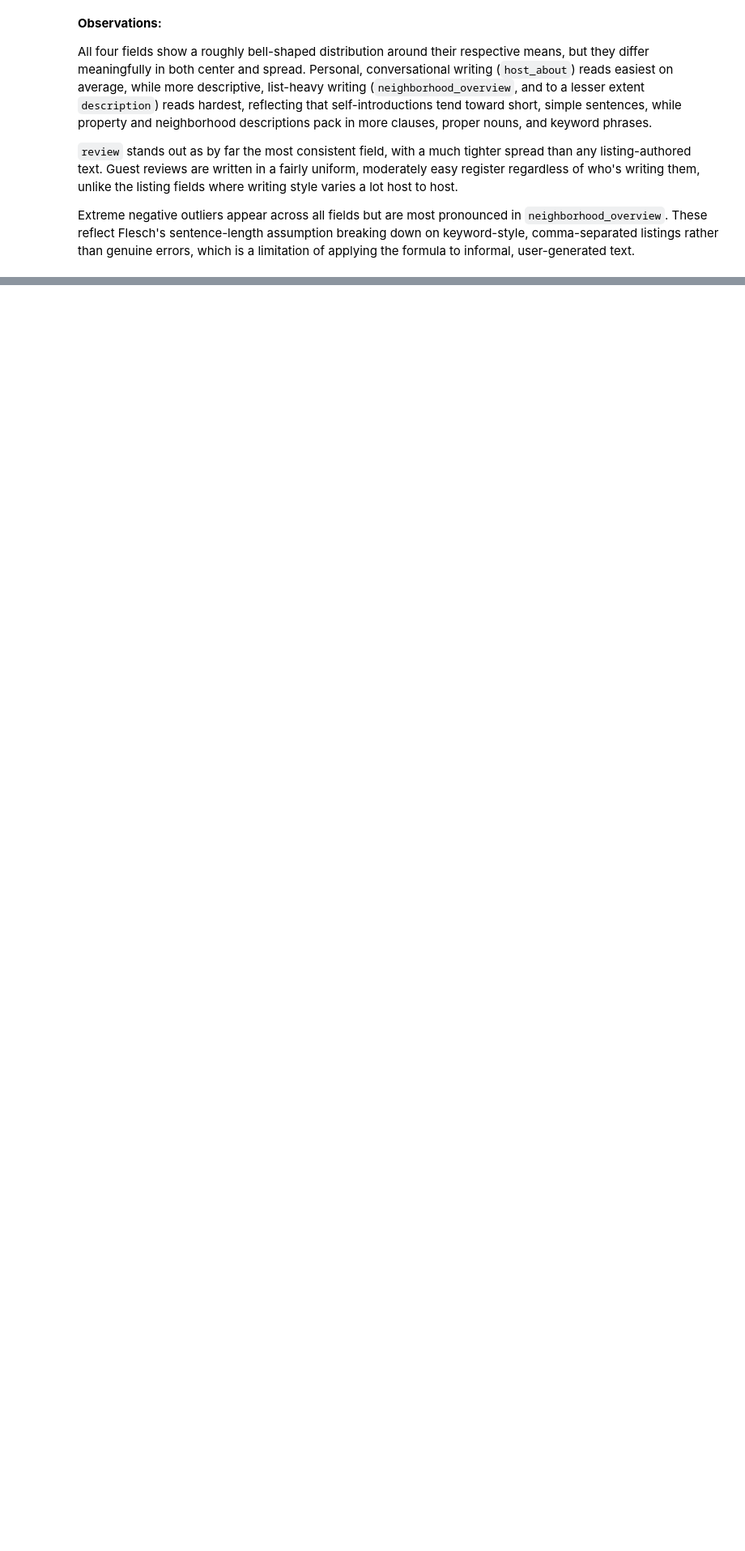
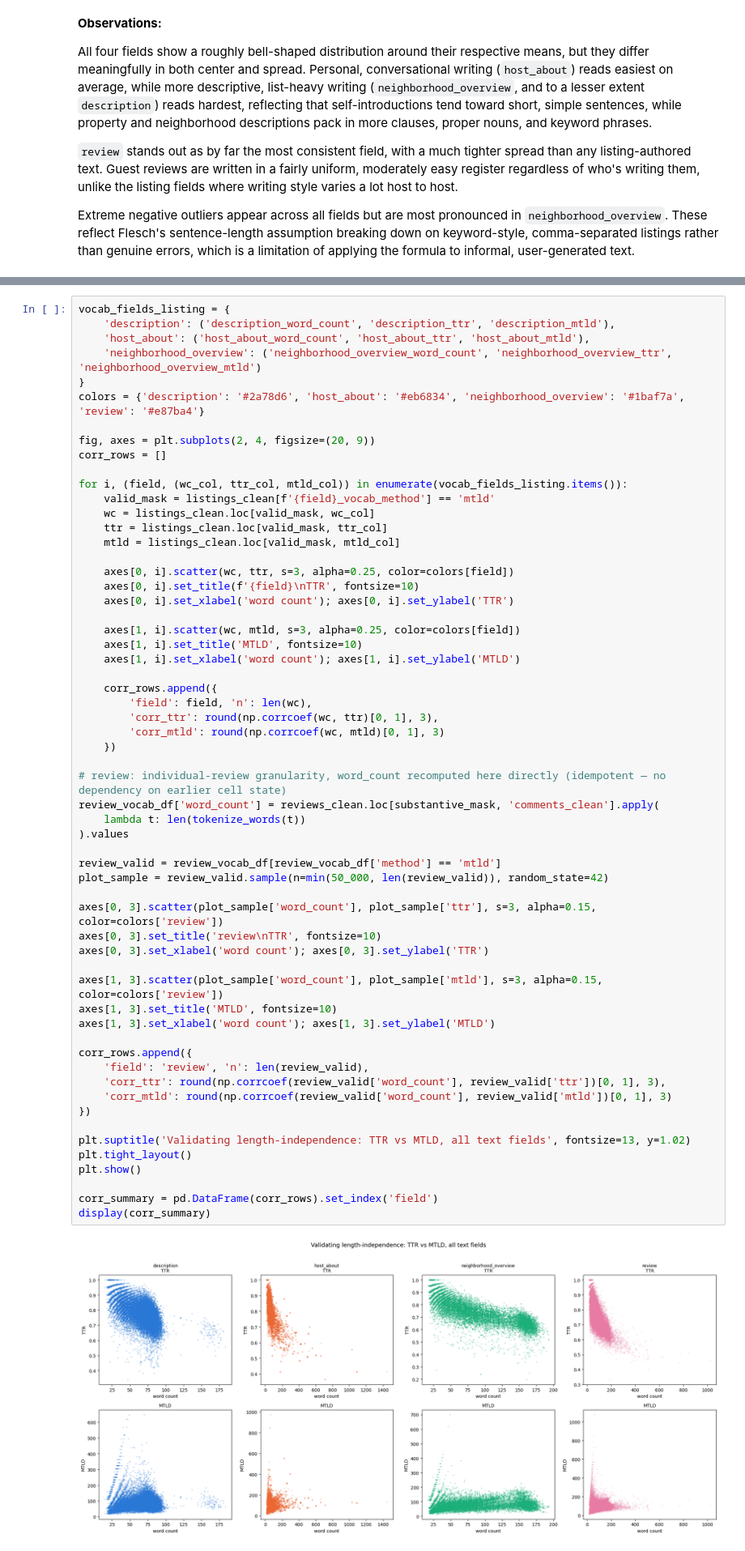
Before and after one commit to pln6/airbnb-market-segmentation-analysis, a Jupyter notebook: notebooks/02_feature_engineering.ipynb, the cells around one changed output, grey strips where cells are left out. Shown at 81% size. Saved outputs shown, nothing was run; the diff lists cells and outputs as text; blank space fills up the shorter version.

Commit message:
feat: add vocabulary richness features

```diff
--- a/notebooks/02_feature_engineering.ipynb
+++ b/notebooks/02_feature_engineering.ipynb
@@ -1385,0 +1475,61 @@ Extreme negative outliers appear across all fields but are most pronounced in `n
+# %%
+vocab_fields_listing = {
+    'description': ('description_word_count', 'description_ttr', 'description_mtld'),
+    'host_about': ('host_about_word_count', 'host_about_ttr', 'host_about_mtld'),
+    'neighborhood_overview': ('neighborhood_overview_word_count', 'neighborhood_overview_ttr', 'neighborhood_overview_mtld')
+}
+colors = {'description': '#2a78d6', 'host_about': '#eb6834', 'neighborhood_overview': '#1baf7a', 'review': '#e87ba4'}
+
+fig, axes = plt.subplots(2, 4, figsize=(20, 9))
+corr_rows = []
+
+for i, (field, (wc_col, ttr_col, mtld_col)) in enumerate(vocab_fields_listing.items()):
+    valid_mask = listings_clean[f'{field}_vocab_method'] == 'mtld'
+    wc = listings_clean.loc[valid_mask, wc_col]
+    ttr = listings_clean.loc[valid_mask, ttr_col]
+    mtld = listings_clean.loc[valid_mask, mtld_col]
+
+    axes[0, i].scatter(wc, ttr, s=3, alpha=0.25, color=colors[field])
+    axes[0, i].set_title(f'{field}\nTTR', fontsize=10)
+    axes[0, i].set_xlabel('word count'); axes[0, i].set_ylabel('TTR')
+
+    axes[1, i].scatter(wc, mtld, s=3, alpha=0.25, color=colors[field])
+    axes[1, i].set_title('MTLD', fontsize=10)
+    axes[1, i].set_xlabel('word count'); axes[1, i].set_ylabel('MTLD')
+
+    corr_rows.append({
+        'field': field, 'n': len(wc),
+        'corr_ttr': round(np.corrcoef(wc, ttr)[0, 1], 3),
+        'corr_mtld': round(np.corrcoef(wc, mtld)[0, 1], 3)
+    })
+
+# review: individual-review granularity, word_count recomputed here directly (idempotent — no dependency on earlier cell state)
+review_vocab_df['word_count'] = reviews_clean.loc[substantive_mask, 'comments_clean'].apply(
+    lambda t: len(tokenize_words(t))
+).values
+
+review_valid = review_vocab_df[review_vocab_df['method'] == 'mtld']
+plot_sample = review_valid.sample(n=min(50_000, len(review_valid)), random_state=42)
+
+axes[0, 3].scatter(plot_sample['word_count'], plot_sample['ttr'], s=3, alpha=0.15, color=colors['review'])
+axes[0, 3].set_title('review\nTTR', fontsize=10)
+axes[0, 3].set_xlabel('word count'); axes[0, 3].set_ylabel('TTR')
+
+axes[1, 3].scatter(plot_sample['word_count'], plot_sample['mtld'], s=3, alpha=0.15, color=colors['review'])
+axes[1, 3].set_title('MTLD', fontsize=10)
+axes[1, 3].set_xlabel('word count'); axes[1, 3].set_ylabel('MTLD')
+
+corr_rows.append({
+    'field': 'review', 'n': len(review_valid),
+    'corr_ttr': round(np.corrcoef(review_valid['word_count'], review_valid['ttr'])[0, 1], 3),
+    'corr_mtld': round(np.corrcoef(review_valid['word_count'], review_valid['mtld'])[0, 1], 3)
+})
+
+plt.suptitle('Validating length-independence: TTR vs MTLD, all text fields', fontsize=13, y=1.02)
+plt.tight_layout()
+plt.show()
+
+corr_summary = pd.DataFrame(corr_rows).set_index('field')
+display(corr_summary)
+# %% [output]
+[figure, added]
```
Also changed, not shown: parts of 10 cells of this notebook.
